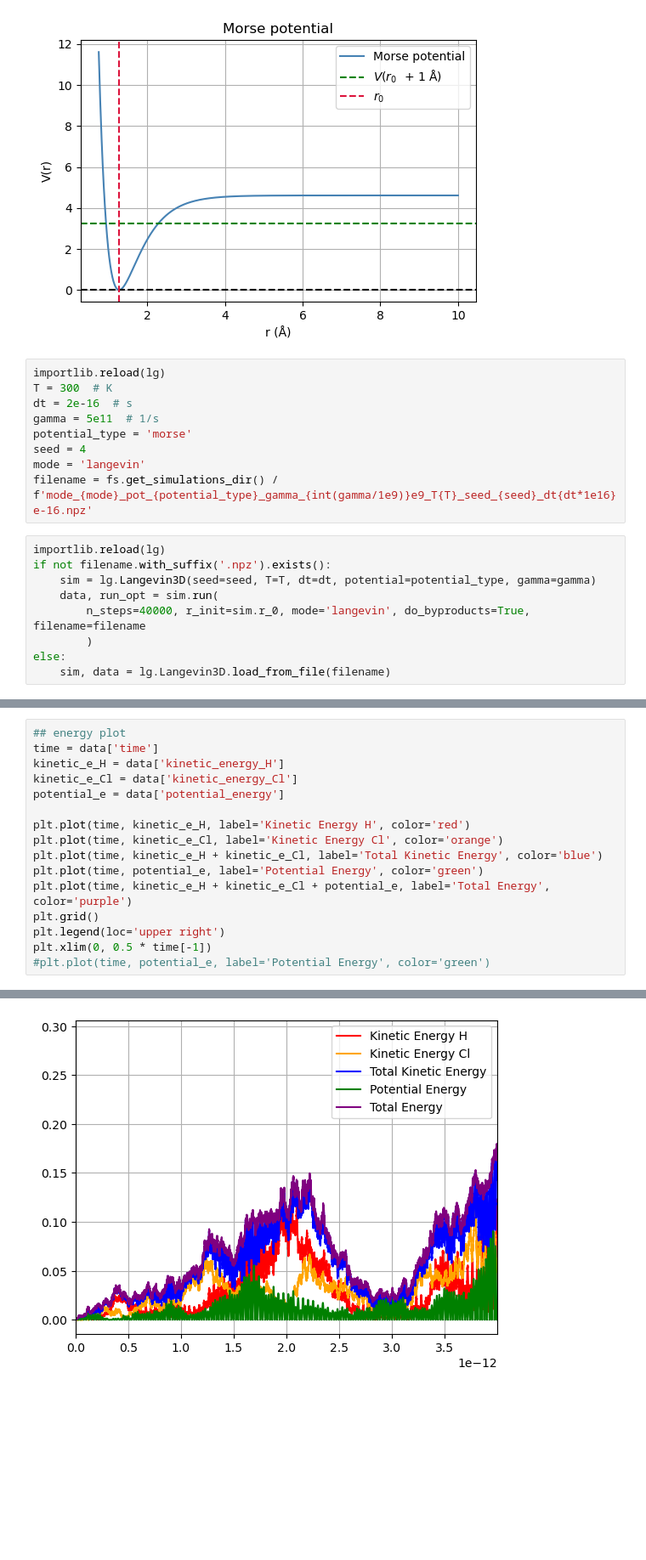
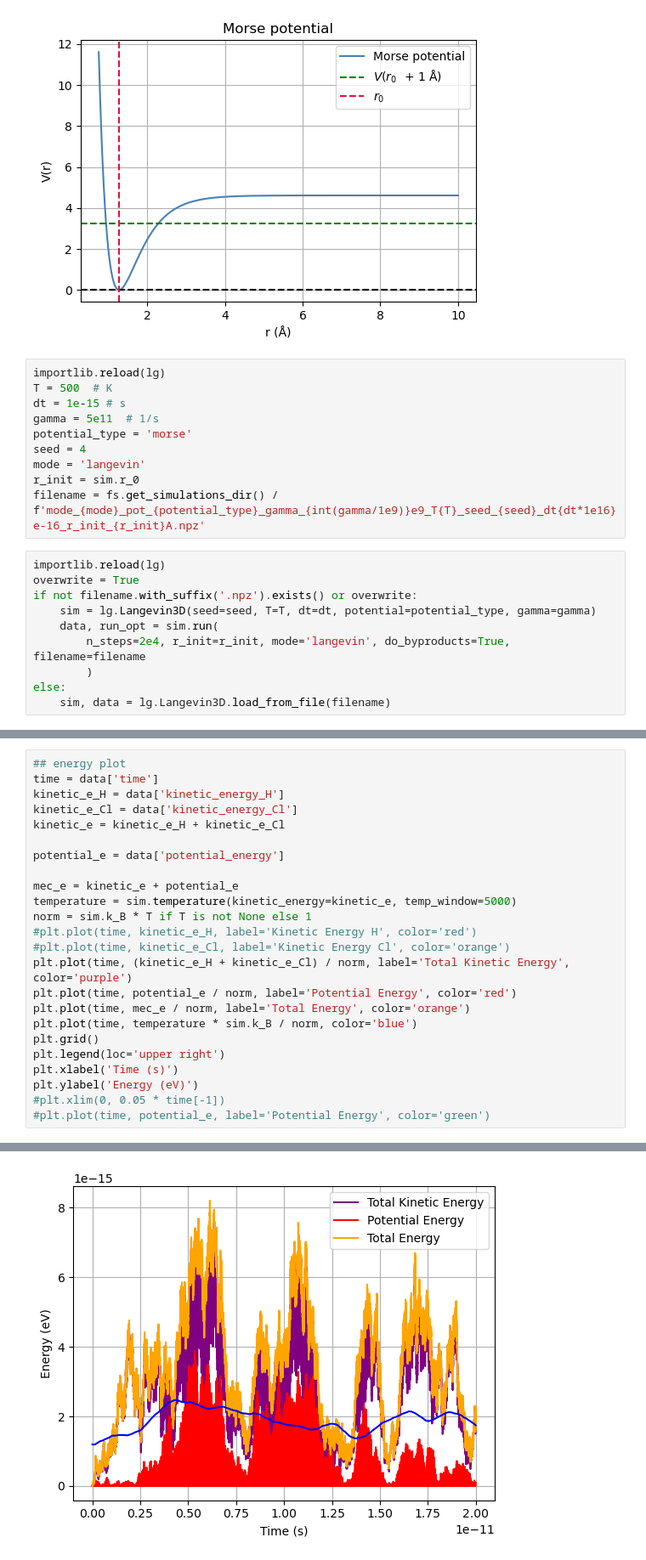
Before and after one commit to JeanCHDJdev/md-langevin, a Jupyter notebook: nb/simulation.ipynb, the cells around one changed output, grey strips where cells are left out. Shown at 85% size. Cells and saved outputs as stored; diff of their text form; blank space fills up the shorter version.

```diff
--- a/nb/simulation.ipynb
+++ b/nb/simulation.ipynb
@@ -33,19 +33,21 @@ plt.legend(loc='upper right')
 [figure]
 # %%
 importlib.reload(lg)
-T = 300  # K
-dt = 2e-16  # s
+T = 500  # K
+dt = 1e-15 # s
 gamma = 5e11  # 1/s
 potential_type = 'morse'
 seed = 4
 mode = 'langevin'
-filename = fs.get_simulations_dir() / f'mode_{mode}_pot_{potential_type}_gamma_{int(gamma/1e9)}e9_T{T}_seed_{seed}_dt{dt*1e16}e-16.npz'
+r_init = sim.r_0
+filename = fs.get_simulations_dir() / f'mode_{mode}_pot_{potential_type}_gamma_{int(gamma/1e9)}e9_T{T}_seed_{seed}_dt{dt*1e16}e-16_r_init_{r_init}A.npz'
 # %%
 importlib.reload(lg)
-if not filename.with_suffix('.npz').exists():
+overwrite = True
+if not filename.with_suffix('.npz').exists() or overwrite:
     sim = lg.Langevin3D(seed=seed, T=T, dt=dt, potential=potential_type, gamma=gamma)
     data, run_opt = sim.run(
-        n_steps=40000, r_init=sim.r_0, mode='langevin', do_byproducts=True, filename=filename
+        n_steps=2e4, r_init=r_init, mode='langevin', do_byproducts=True, filename=filename
         )
 else:
     sim, data = lg.Langevin3D.load_from_file(filename)
@@ -65,15 +67,23 @@ Text(0, 0.5, 'Molecular bond length')
 time = data['time']
 kinetic_e_H = data['kinetic_energy_H']
 kinetic_e_Cl = data['kinetic_energy_Cl']
+kinetic_e = kinetic_e_H + kinetic_e_Cl
+
 potential_e = data['potential_energy']
 
-plt.plot(time, kinetic_e_H, label='Kinetic Energy H', color='red')
-plt.plot(time, kinetic_e_Cl, label='Kinetic Energy Cl', color='orange')
-plt.plot(time, kinetic_e_H + kinetic_e_Cl, label='Total Kinetic Energy', color='blue')
-plt.plot(time, potential_e, label='Potential Energy', color='green')
-plt.plot(time, kinetic_e_H + kinetic_e_Cl + potential_e, label='Total Energy', color='purple')
+mec_e = kinetic_e + potential_e
+temperature = sim.temperature(kinetic_energy=kinetic_e, temp_window=5000)
+norm = sim.k_B * T if T is not None else 1
+#plt.plot(time, kinetic_e_H, label='Kinetic Energy H', color='red')
+#plt.plot(time, kinetic_e_Cl, label='Kinetic Energy Cl', color='orange')
+plt.plot(time, (kinetic_e_H + kinetic_e_Cl) / norm, label='Total Kinetic Energy', color='purple')
+plt.plot(time, potential_e / norm, label='Potential Energy', color='red')
+plt.plot(time, mec_e / norm, label='Total Energy', color='orange')
+plt.plot(time, temperature * sim.k_B / norm, color='blue')
 plt.grid()
 plt.legend(loc='upper right')
-plt.xlim(0, 0.5 * time[-1])
+plt.xlabel('Time (s)')
+plt.ylabel('Energy (eV)')
+#plt.xlim(0, 0.05 * time[-1])
 #plt.plot(time, potential_e, label='Potential Energy', color='green')
 # %% [output]
@@ -81,4 +91,4 @@ plt.xlim(0, 0.5 * time[-1])
-[figure, old version]
+[figure, new version]
 # %%
 ## 3D position of r_Cl, r_H over time
 r_cl = data['r_Cl']
```
Also changed, not shown: parts of 4 cells of this notebook, 1 other file.
